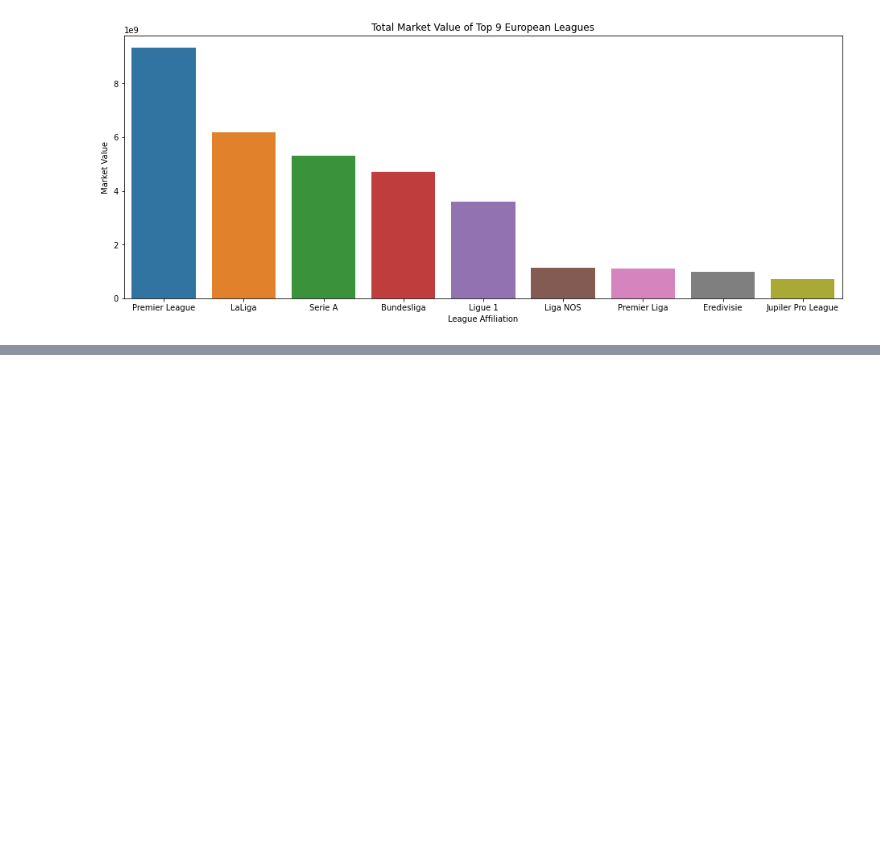
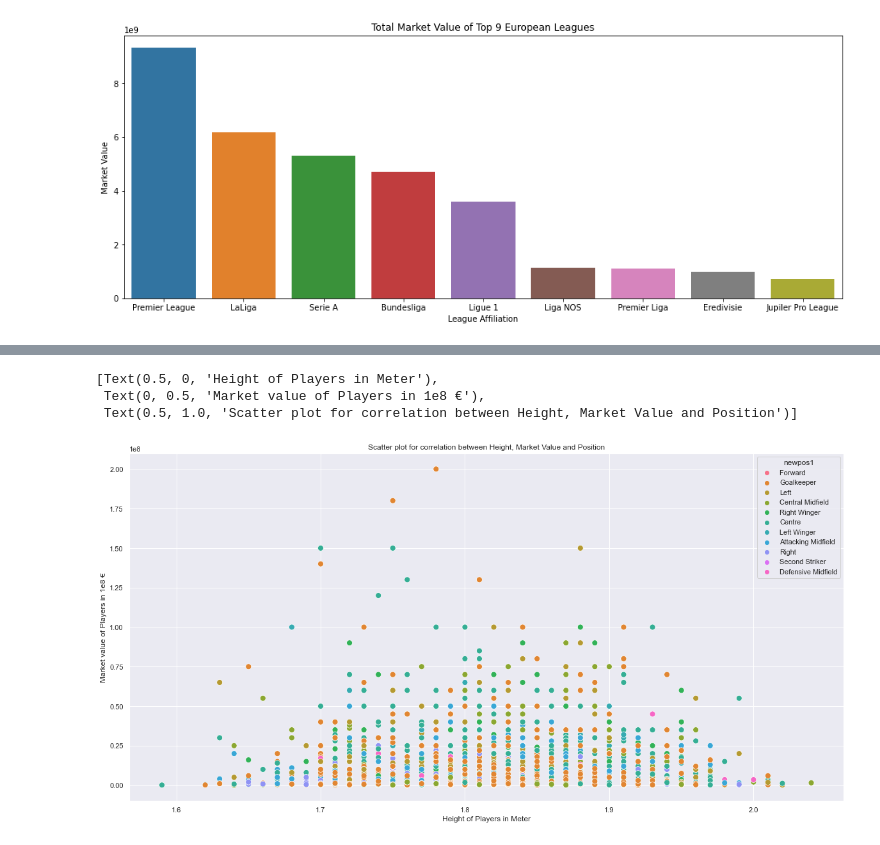
Before and after one commit to MSchrecky/Bundesliga-2018-Market-Values_Analysis, a Jupyter notebook: Bundesliga_v02.ipynb, the cells around one changed output, grey strips where cells are left out. Saved outputs shown, nothing was run; the diff lists cells and outputs as text; code cells hidden in the pictures; blank space fills up the shorter version.

```diff
--- a/Bundesliga_v02.ipynb
+++ b/Bundesliga_v02.ipynb
@@ -232 +234,29 @@ plt.show()
 **Analysis 2:  Is there a correlation between the height of players and their market value, maybe also in combination with their position?**
+# %%
+# First things first, we need to check the qualtiy of data in the "Position Column". We see that there are certain different notations for the same position.
+# We need to unify this
+
+# As we can see in the print statement, there are many fields with "Position: ...." which we replace by the position on like "Midfielder"
+#print(set(df.pos1.unique()))
+
+
+def remove_prefix(text, prefix):
+    ### Take the prefix of a text and returns the text without prefix
+    return text[text.startswith(prefix) and len(prefix):]
+
+pos_newcolumn = []
+for row in df['pos1']:
+    pos = row
+    if pos.startswith("Position:"):
+        pos = remove_prefix(pos, 'Position:                            ')
+        pos_newcolumn.append(pos)
+    else:
+        pos_newcolumn.append(pos)
+
+df['newpos1'] = pos_newcolumn
+
+# These print statements are a control to check if the replacement was successfull
+# print(set(pos_newcolumn))
+# print(len(pos_newcolumn))
+# print(len(df['pos1']))
+# print(len(df['newpos1']))
@@ -232,0 +273,9 @@ plt.show()
+# %%
+# xlabel="Height of Players in Meter", ylabel='Market value of Players in 1e8',title='Scatter plot for correlation between Height, Market Value and Position'
+sns.set(rc={'figure.figsize':(20,10)})
+sns.scatterplot(x= df.height, y= df.mv, data=df, hue=df.newpos1, s=80).set(xlabel="Height of Players in Meter", ylabel='Market value of Players in 1e8 €',title='Scatter plot for correlation between Height, Market Value and Position')
+# %% [output]
+[Text(0.5, 0, 'Height of Players in Meter'),
+ Text(0, 0.5, 'Market value of Players in 1e8 €'),
+ Text(0.5, 1.0, 'Scatter plot for correlation between Height, Market Value and Position')]
+[figure, added]
```
Also changed, not shown: parts of 11 cells of this notebook.
